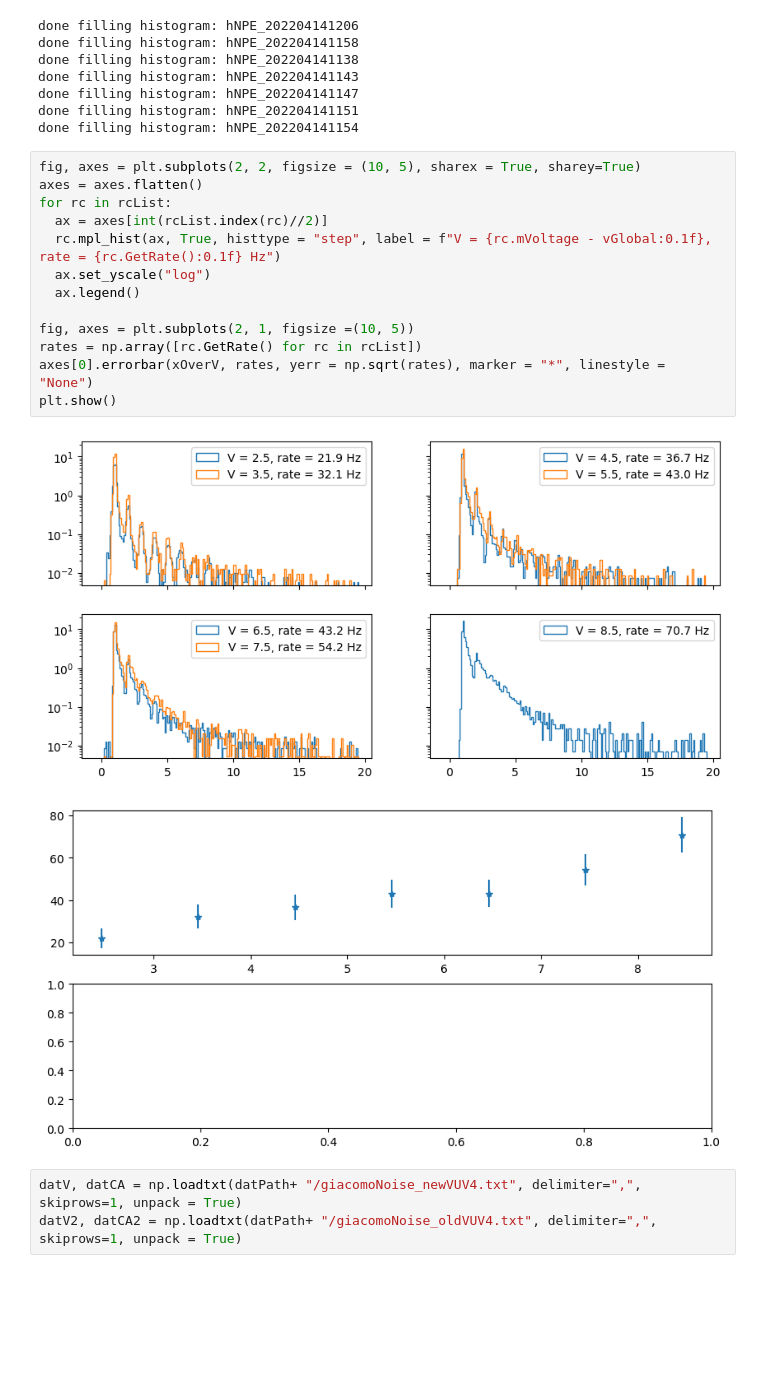
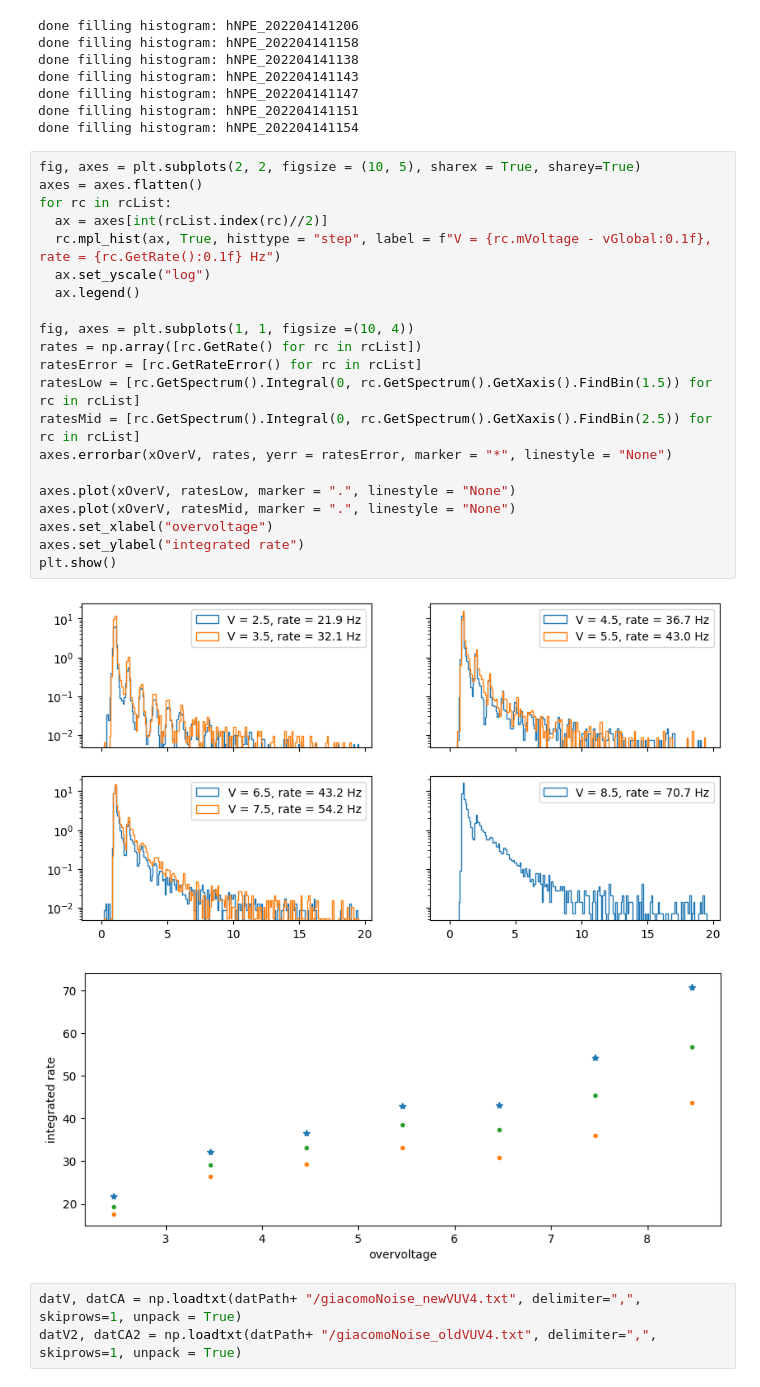
Before and after one commit to austindsc/cf4_analysisPipeline, a Jupyter notebook: code1Analysis/noise_extraction.ipynb, the cells around one changed output. Saved outputs shown, nothing was run; the diff lists cells and outputs as text; blank space fills up the shorter version.

```diff
--- a/code1Analysis/noise_extraction.ipynb
+++ b/code1Analysis/noise_extraction.ipynb
@@ -409,19 +409,27 @@ done filling histogram: hNPE_202204141154
 # %%
 fig, axes = plt.subplots(2, 2, figsize = (10, 5), sharex = True, sharey=True)
 axes = axes.flatten()
 for rc in rcList:
   ax = axes[int(rcList.index(rc)//2)]
   rc.mpl_hist(ax, True, histtype = "step", label = f"V = {rc.mVoltage - vGlobal:0.1f}, rate = {rc.GetRate():0.1f} Hz")
   ax.set_yscale("log")
   ax.legend()
 
-fig, axes = plt.subplots(2, 1, figsize =(10, 5))
+fig, axes = plt.subplots(1, 1, figsize =(10, 4))
 rates = np.array([rc.GetRate() for rc in rcList])
-axes[0].errorbar(xOverV, rates, yerr = np.sqrt(rates), marker = "*", linestyle = "None")
+ratesError = [rc.GetRateError() for rc in rcList]
+ratesLow = [rc.GetSpectrum().Integral(0, rc.GetSpectrum().GetXaxis().FindBin(1.5)) for rc in rcList]
+ratesMid = [rc.GetSpectrum().Integral(0, rc.GetSpectrum().GetXaxis().FindBin(2.5)) for rc in rcList]
+axes.errorbar(xOverV, rates, yerr = ratesError, marker = "*", linestyle = "None")
+
+axes.plot(xOverV, ratesLow, marker = ".", linestyle = "None")
+axes.plot(xOverV, ratesMid, marker = ".", linestyle = "None")
+axes.set_xlabel("overvoltage")
+axes.set_ylabel("integrated rate")
 plt.show()
 # %% [output]
 [figure]
-[figure, old version]
+[figure, new version]
 # %%
 datV, datCA = np.loadtxt(datPath+ "/giacomoNoise_newVUV4.txt", delimiter=",", skiprows=1, unpack = True)
 datV2, datCA2 = np.loadtxt(datPath+ "/giacomoNoise_oldVUV4.txt", delimiter=",", skiprows=1, unpack = True)
```
Also changed, not shown: parts of 1 cell of this notebook.
